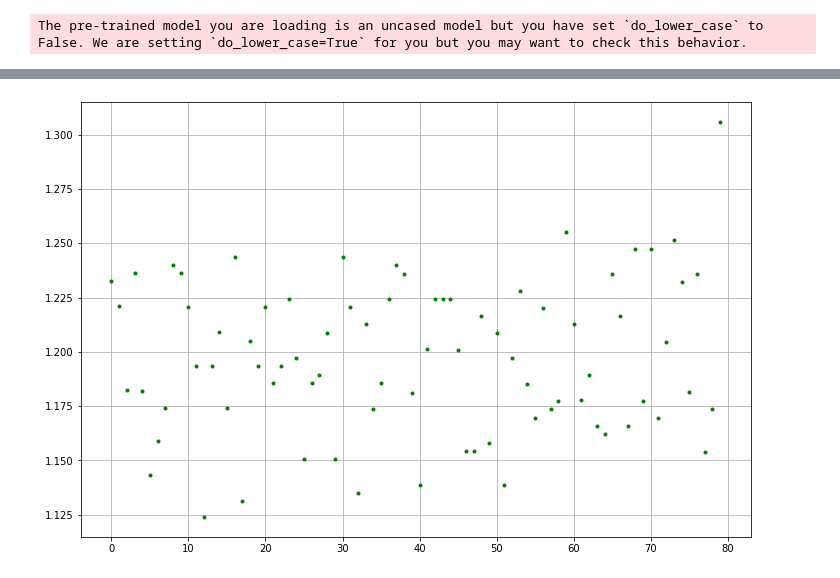
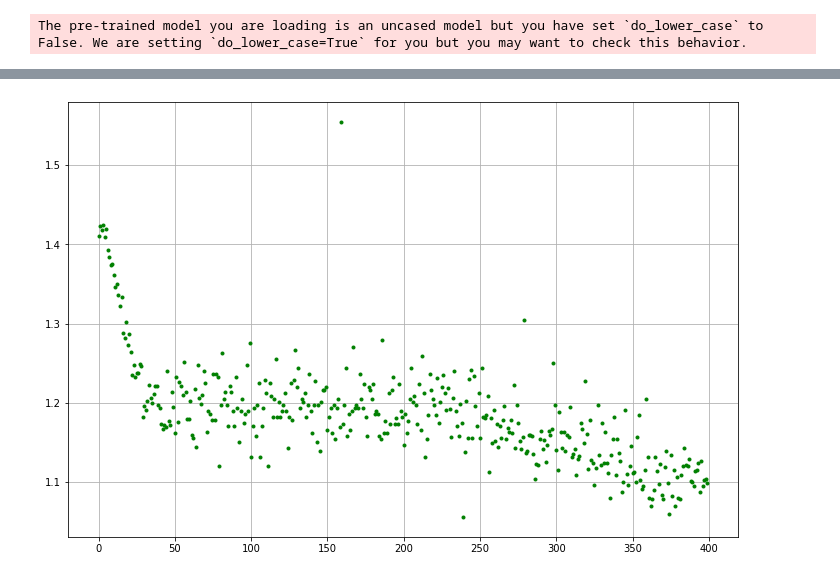
Before and after one commit to jinfeijoy/NLP, a Jupyter notebook: recomend_system/Chinese/chinese_bert_classification.ipynb, the cells around one changed output, grey strips where cells are left out. Drawn from its saved outputs; the diff is of its cells as text; code cells hidden in the pictures.

Commit message:
add chinese-bert-classification fine-turn model

```diff
--- a/recomend_system/Chinese/chinese_bert_classification.ipynb
+++ b/recomend_system/Chinese/chinese_bert_classification.ipynb
@@ -12,10 +12,15 @@ from torch.optim import optimizer
 from torch.utils.data import DataLoader, RandomSampler, SequentialSampler, TensorDataset
 from torch.nn import CrossEntropyLoss,BCEWithLogitsLoss
 from tqdm import tqdm_notebook, trange
+!pip install pytorch_pretrained_bert
 from pytorch_pretrained_bert import BertTokenizer, BertModel, BertForMaskedLM, BertForSequenceClassification
 from pytorch_pretrained_bert.optimization import BertAdam, WarmupLinearSchedule
 from sklearn.metrics import precision_recall_curve,classification_report
 import matplotlib.pyplot as plt
 %matplotlib inline
+from google.colab import files
+import numpy as np
 
-root_path = 'C:\\Users\\luoyan011\\Desktop\\PersonalLearning\\GitHub\\NLP_data\\simplifyweibo_4_moods'
+from google.colab import drive
+drive.mount('/content/drive')
+path = '/content/drive/MyDrive/colab_data'
@@ -24,5 +53,5 @@ Reference: https://zhuanlan.zhihu.com/p/72448986
 # %%
-data = pd.read_csv(os.path.join(root_path, "weibo_sample_4mood.csv"))
+data = pd.read_csv(os.path.join(path, "weibo_sample_4mood.csv"))
 data.columns = ['label','text']
 data = data[['text','label']]
 data.sample(3,random_state=1)
@@ -212,21 +260,22 @@ optimizer = BertAdam(optimizer_grouped_parameters,
                      warmup= 0.1 ,
                      t_total= 2000)
 
-device = 'cpu'
+device = torch.device('cuda')  #gpu版本
+model = model.to(device)
 # %%
 # 存储每一个batch的loss
 loss_collect = []
-for i in trange(2, desc='Epoch'):
+for i in trange(10, desc='Epoch'):
     for step, batch_data in enumerate(
             tqdm_notebook(train_dataloder, desc='Iteration')):
         batch_data = tuple(t.to(device) for t in batch_data)
         batch_seqs, batch_seq_masks, batch_seq_segments, batch_labels = batch_data
         # 对标签进行onehot编码
-        one_hot = torch.zeros(batch_labels.size(0), 4).long()
+        one_hot = torch.zeros(batch_labels.size(0), 4).long().cuda()
         one_hot_batch_labels = one_hot.scatter_(
             dim=1,
             index=torch.unsqueeze(batch_labels, dim=1),
-            src=torch.ones(batch_labels.size(0), 4).long())
+            src=torch.ones(batch_labels.size(0), 4).long().cuda())
 
         logits = model(
             batch_seqs, batch_seq_masks, batch_seq_segments, labels=None)
@@ -246,8 +309,7 @@ Please use `tqdm.notebook.tqdm` instead of `tqdm.tqdm_notebook`
 # %%
-torch.save(model,open(os.path.join(root_path,"fine_tuned_chinese_bert.bin"),"wb"))
 plt.figure(figsize=(12,8))
 plt.plot(range(len(loss_collect)), loss_collect,'g.')
 plt.grid(True)
 plt.show()
 # %% [output]
-[figure, old version]
+[figure, new version]
```
Also changed, not shown: parts of 10 cells of this notebook, 1 other file.
